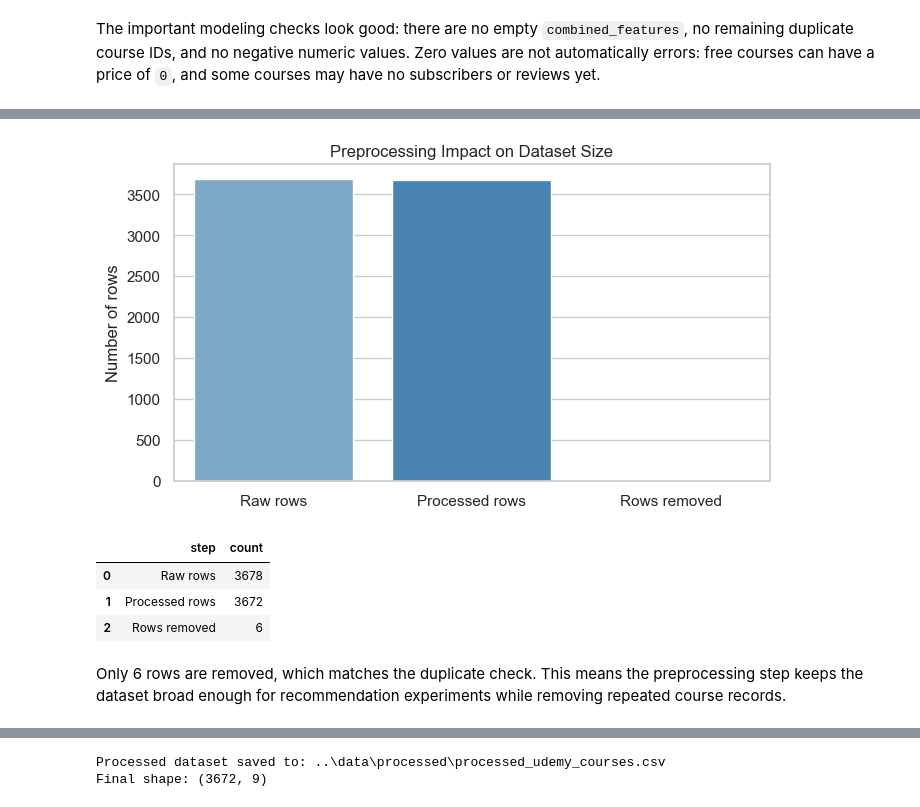
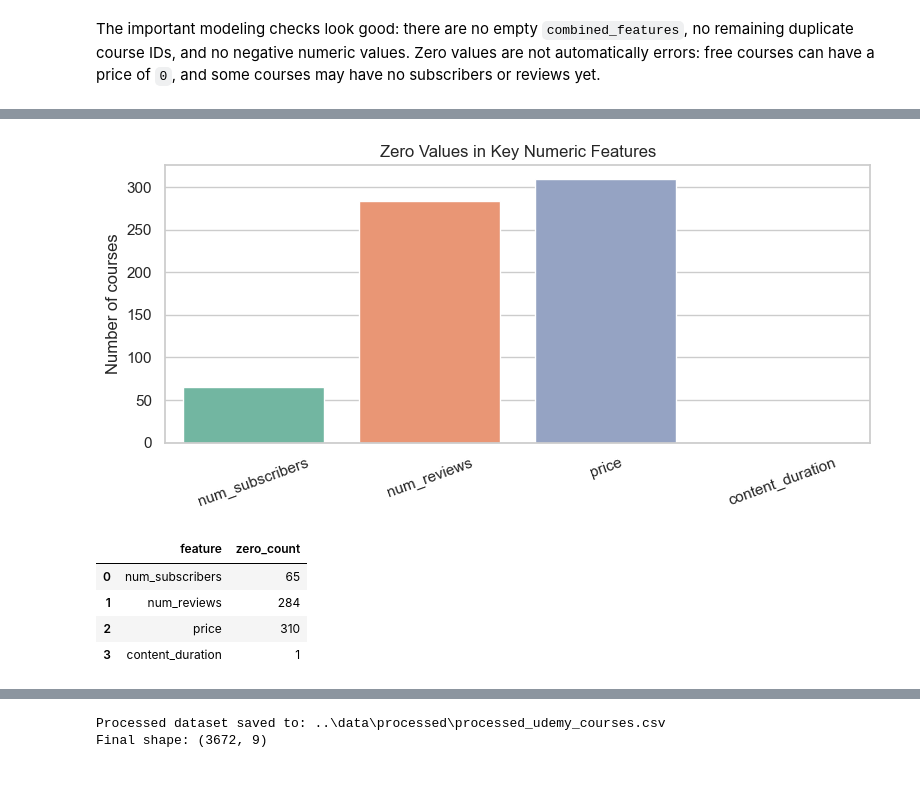
Before and after one commit to SimranHundal17/Online-course-recommender-system, a Jupyter notebook: notebooks/02_preprocessing.ipynb, the cells around one changed output, grey strips where cells are left out. Drawn from its saved outputs; the diff is of its cells as text; code cells hidden in the pictures; blank space fills up the shorter version.

Commit message:
Add preprocessing checks

```diff
--- a/notebooks/02_preprocessing.ipynb
+++ b/notebooks/02_preprocessing.ipynb
@@ -201,0 +208,11 @@ The combined text field now contains the course title, subject, and level in one
+# %%
+df["combined_word_count"] = df["combined_features"].str.split().str.len()
+df["combined_char_count"] = df["combined_features"].str.len()
+
+length_summary = df[["combined_word_count", "combined_char_count"]].describe().round(2)
+short_combined_rows = df[df["combined_word_count"] <= 3][["course_id", "course_title", "subject", "level", "combined_features", "combined_word_count"]]
+long_combined_rows = df[df["combined_word_count"] >= 20][["course_id", "course_title", "subject", "level", "combined_features", "combined_word_count"]]
+
+print(f"Rows with very short combined features (<= 3 words): {len(short_combined_rows):,}")
+print(f"Rows with long combined features (>= 20 words): {len(long_combined_rows):,}")
+length_summary
@@ -243,23 +292,28 @@ The chart below summarizes the main effect of preprocessing: duplicate rows were
 # %%
-summary_df = pd.DataFrame({
-    "step": ["Raw rows", "Processed rows", "Rows removed"],
-    "count": [len(df_raw), len(df), len(df_raw) - len(df)],
+zero_value_summary = pd.DataFrame({
+    "feature": ["num_subscribers", "num_reviews", "price", "content_duration"],
+    "zero_count": [
+        (df["num_subscribers"] == 0).sum(),
+        (df["num_reviews"] == 0).sum(),
+        (df["price"] == 0).sum(),
+        (df["content_duration"] == 0).sum(),
+    ],
 })
 
-plt.figure(figsize=(7, 4))
-sns.barplot(data=summary_df, x="step", y="count", hue="step", palette="Blues_d", legend=False)
-plt.title("Preprocessing Impact on Dataset Size")
+plt.figure(figsize=(8, 4))
+sns.barplot(data=zero_value_summary, x="feature", y="zero_count", hue="feature", palette="Set2", legend=False)
+plt.title("Zero Values in Key Numeric Features")
 plt.xlabel("")
-plt.ylabel("Number of rows")
+plt.ylabel("Number of courses")
+plt.xticks(rotation=20)
 plt.tight_layout()
 plt.show()
 
-summary_df
+zero_value_summary
 # %% [output]
-[figure, old version]
+[figure, new version]
-|  | step | count |
-| 0 | Raw rows | 3678 |
-| 1 | Processed rows | 3672 |
-| 2 | Rows removed | 6 |
+|  | feature | zero_count |
+| 0 | num_subscribers | 65 |
+| 1 | num_reviews | 284 |
+| 2 | price | 310 |
+| 3 | content_duration | 1 |
-# %% [markdown]
-Only 6 rows are removed, which matches the duplicate check. This means the preprocessing step keeps the dataset broad enough for recommendation experiments while removing repeated course records.
```
Also changed, not shown: parts of 20 cells of this notebook.
